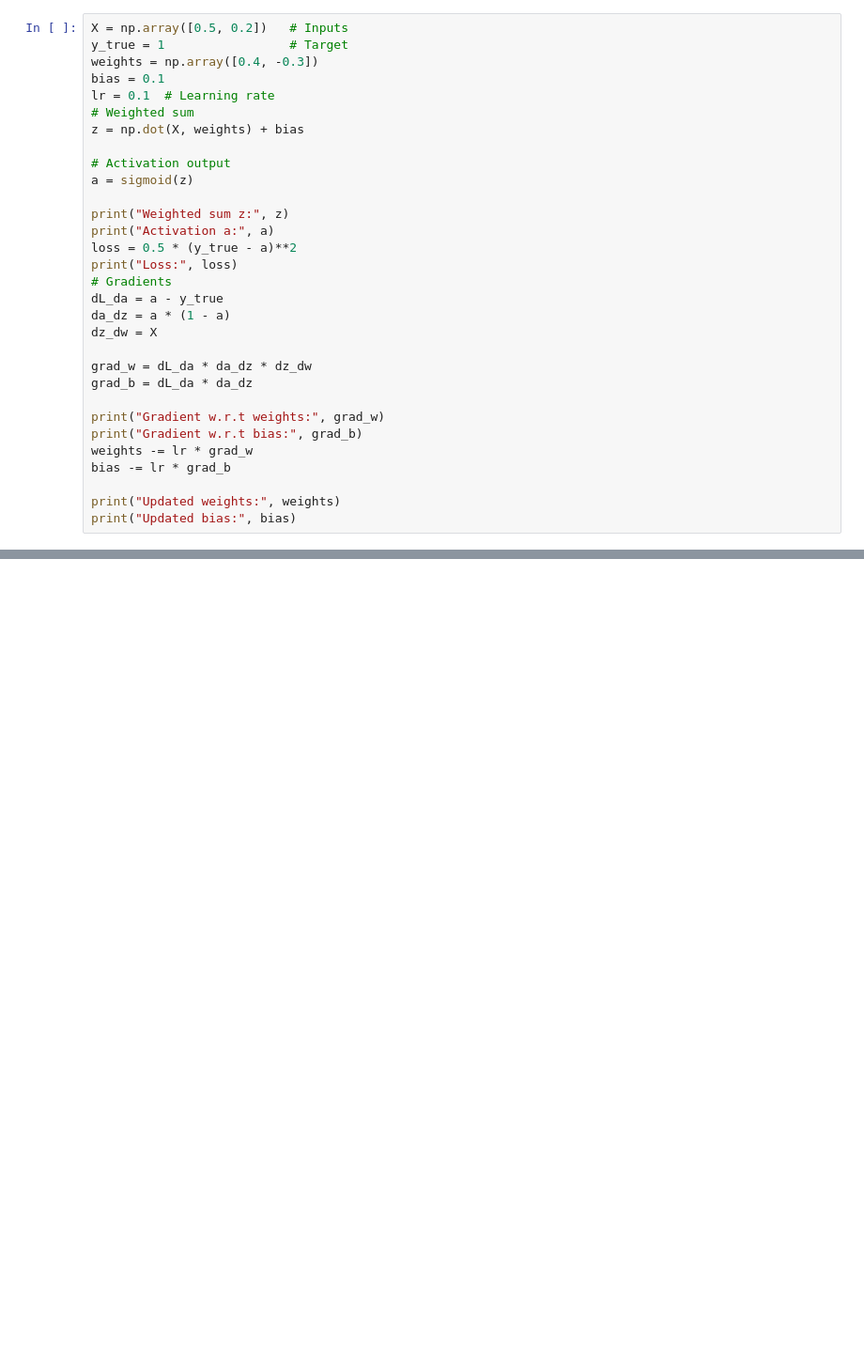
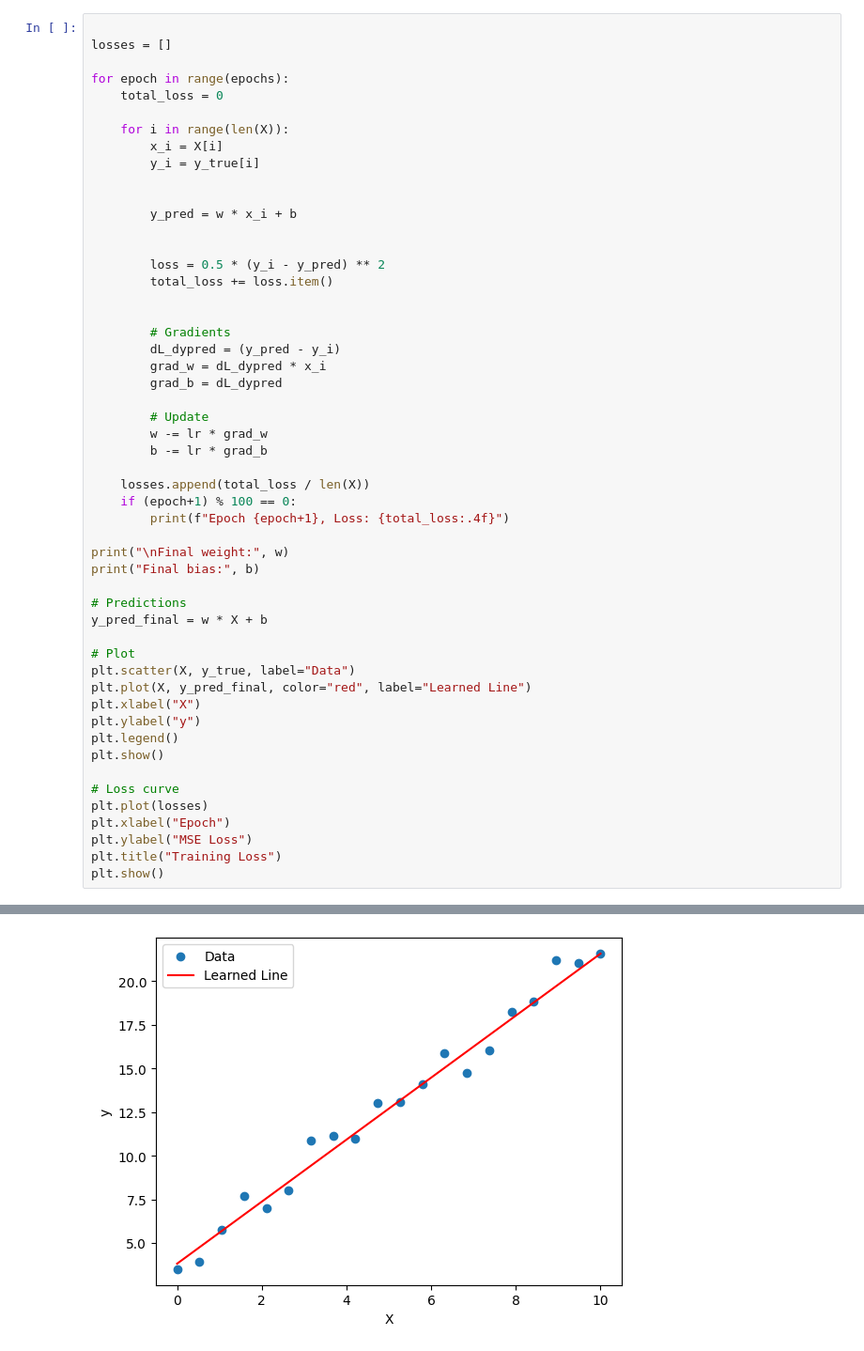
Before and after one commit to simalshakha/traineeship, a Jupyter notebook: single-layer perceptron.ipynb, the cells around one changed output, grey strips where cells are left out. Shown at 94% size. Cells and saved outputs as stored; diff of their text form; blank space fills up the shorter version.

```diff
--- a/single-layer perceptron.ipynb
+++ b/single-layer perceptron.ipynb
@@ -1,32 +24,53 @@
 # %%
-X = np.array([0.5, 0.2])   # Inputs
-y_true = 1                 # Target
-weights = np.array([0.4, -0.3])
-bias = 0.1
-lr = 0.1  # Learning rate
-# Weighted sum
-z = np.dot(X, weights) + bias
 
-# Activation output
-a = sigmoid(z)
+losses = []
 
-print("Weighted sum z:", z)
-print("Activation a:", a)
-loss = 0.5 * (y_true - a)**2
-print("Loss:", loss)
-# Gradients
-dL_da = a - y_true
-da_dz = a * (1 - a)
-dz_dw = X
+for epoch in range(epochs):
+    total_loss = 0
 
-grad_w = dL_da * da_dz * dz_dw
-grad_b = dL_da * da_dz
+    for i in range(len(X)):
+        x_i = X[i]
+        y_i = y_true[i]
 
-print("Gradient w.r.t weights:", grad_w)
-print("Gradient w.r.t bias:", grad_b)
-weights -= lr * grad_w
-bias -= lr * grad_b
 
-print("Updated weights:", weights)
-print("Updated bias:", bias)
+        y_pred = w * x_i + b
+
+
+        loss = 0.5 * (y_i - y_pred) ** 2
+        total_loss += loss.item()
+
+
+        # Gradients
+        dL_dypred = (y_pred - y_i)
+        grad_w = dL_dypred * x_i
+        grad_b = dL_dypred
+
+        # Update
+        w -= lr * grad_w
+        b -= lr * grad_b
+
+    losses.append(total_loss / len(X))
+    if (epoch+1) % 100 == 0:
+        print(f"Epoch {epoch+1}, Loss: {total_loss:.4f}")
+
+print("\nFinal weight:", w)
+print("Final bias:", b)
+
+# Predictions
+y_pred_final = w * X + b
+
+# Plot
+plt.scatter(X, y_true, label="Data")
+plt.plot(X, y_pred_final, color="red", label="Learned Line")
+plt.xlabel("X")
+plt.ylabel("y")
+plt.legend()
+plt.show()
+
+# Loss curve
+plt.plot(losses)
+plt.xlabel("Epoch")
+plt.ylabel("MSE Loss")
+plt.title("Training Loss")
+plt.show()
 # %% [output]
@@ -39,0 +81 @@ Updated bias: 0.11085016498768185
+[figure, added]
```
Also changed, not shown: parts of 2 cells of this notebook, 1 other file.
